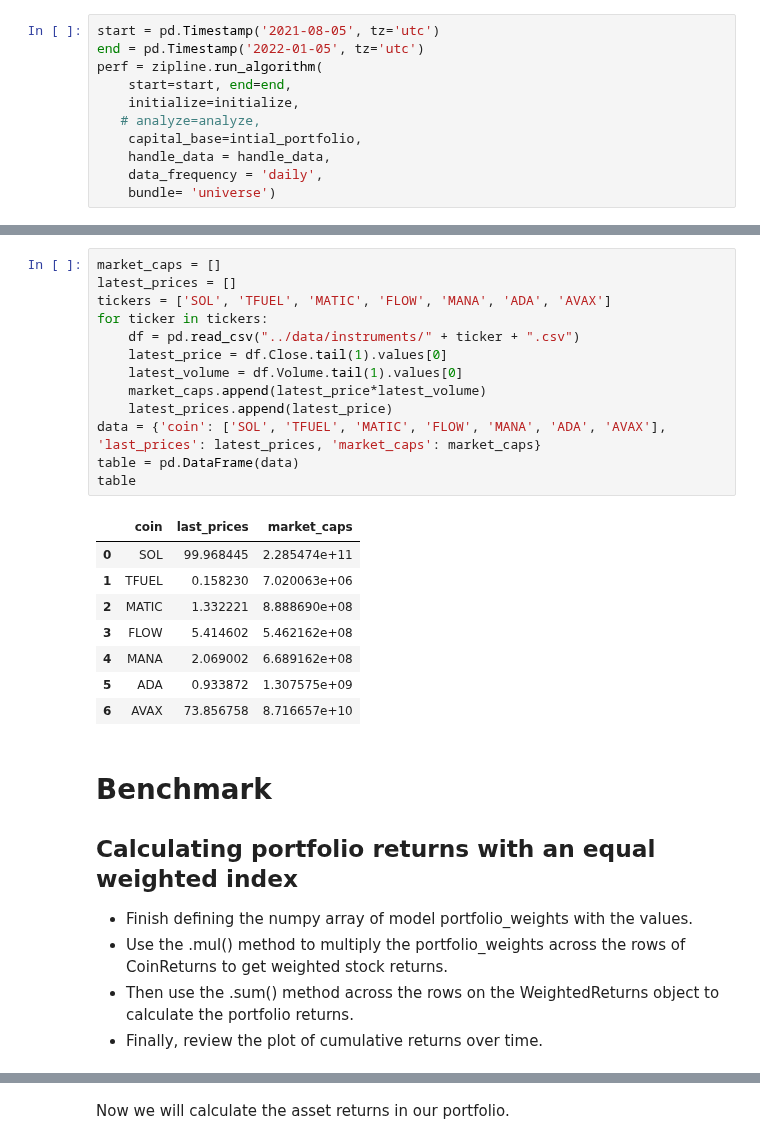
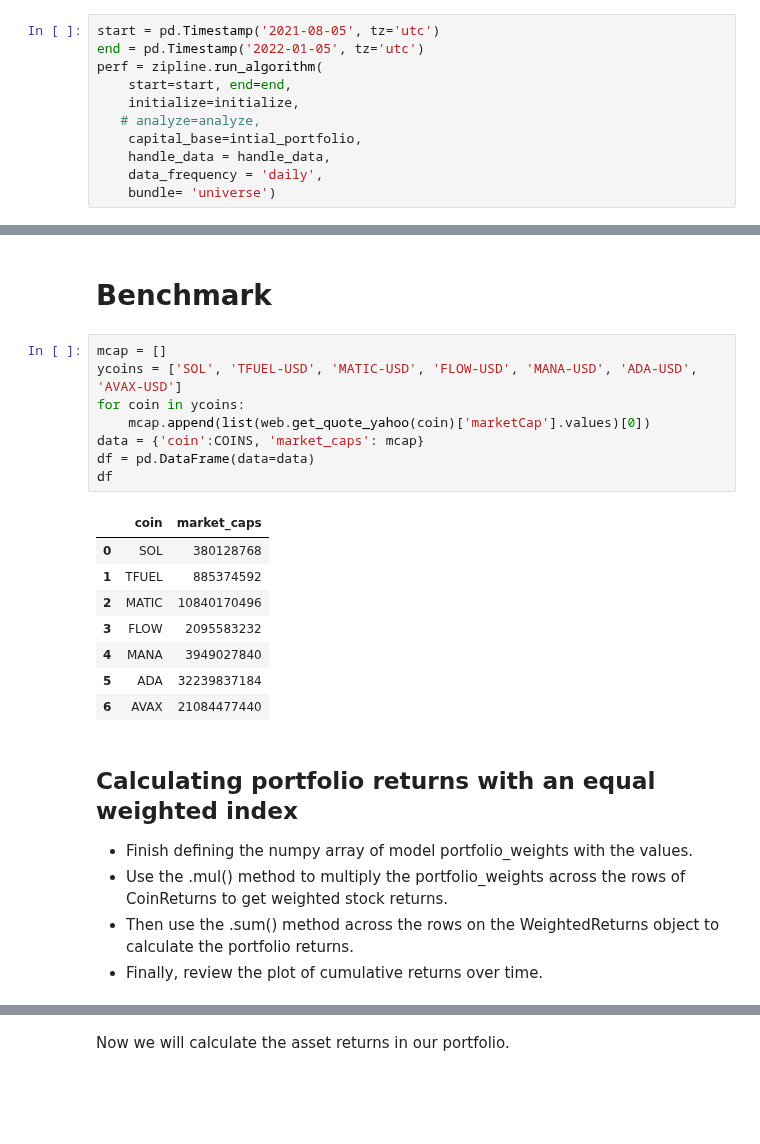
Before and after one commit to amicha02/ape_mining, a Jupyter notebook: notebooks/Trade_universe.ipynb, the cells around one changed output, grey strips where cells are left out. Drawn from its saved outputs; the diff is of its cells as text; blank space fills up the shorter version.

```diff
--- a/notebooks/Trade_universe.ipynb
+++ b/notebooks/Trade_universe.ipynb
@@ -388,27 +426,23 @@ plt.show()
-# %%
-market_caps = []
-latest_prices = []
-tickers = ['SOL', 'TFUEL', 'MATIC', 'FLOW', 'MANA', 'ADA', 'AVAX']
-for ticker in tickers:
-    df = pd.read_csv("../data/instruments/" + ticker + ".csv")
-    latest_price = df.Close.tail(1).values[0]
-    latest_volume = df.Volume.tail(1).values[0]
-    market_caps.append(latest_price*latest_volume)
-    latest_prices.append(latest_price)
-data = {'coin': ['SOL', 'TFUEL', 'MATIC', 'FLOW', 'MANA', 'ADA', 'AVAX'], 'last_prices': latest_prices, 'market_caps': market_caps}
-table = pd.DataFrame(data)
-table
-# %% [output]
-|  | coin | last_prices | market_caps |
-| 0 | SOL | 99.968445 | 2.285474e+11 |
-| 1 | TFUEL | 0.158230 | 7.020063e+06 |
-| 2 | MATIC | 1.332221 | 8.888690e+08 |
-| 3 | FLOW | 5.414602 | 5.462162e+08 |
-| 4 | MANA | 2.069002 | 6.689162e+08 |
-| 5 | ADA | 0.933872 | 1.307575e+09 |
-| 6 | AVAX | 73.856758 | 8.716657e+10 |
+# %% [markdown]
+# Benchmark
+# %%
+mcap = []
+ycoins = ['SOL', 'TFUEL-USD', 'MATIC-USD', 'FLOW-USD', 'MANA-USD', 'ADA-USD', 'AVAX-USD']
+for coin in ycoins:
+    mcap.append(list(web.get_quote_yahoo(coin)['marketCap'].values)[0])
+data = {'coin':COINS, 'market_caps': mcap}
+df = pd.DataFrame(data=data)
+df
+# %% [output]
+|  | coin | market_caps |
+| 0 | SOL | 380128768 |
+| 1 | TFUEL | 885374592 |
+| 2 | MATIC | 10840170496 |
+| 3 | FLOW | 2095583232 |
+| 4 | MANA | 3949027840 |
+| 5 | ADA | 32239837184 |
+| 6 | AVAX | 21084477440 |
 # %% [markdown]
-# Benchmark
 ## Calculating portfolio returns with an equal weighted index
 - Finish defining the numpy array of model portfolio_weights with the values.
 - Use the .mul() method to multiply the portfolio_weights across the rows of CoinReturns to get weighted stock returns.
```
Also changed, not shown: parts of 12 cells of this notebook, 2 other files.
